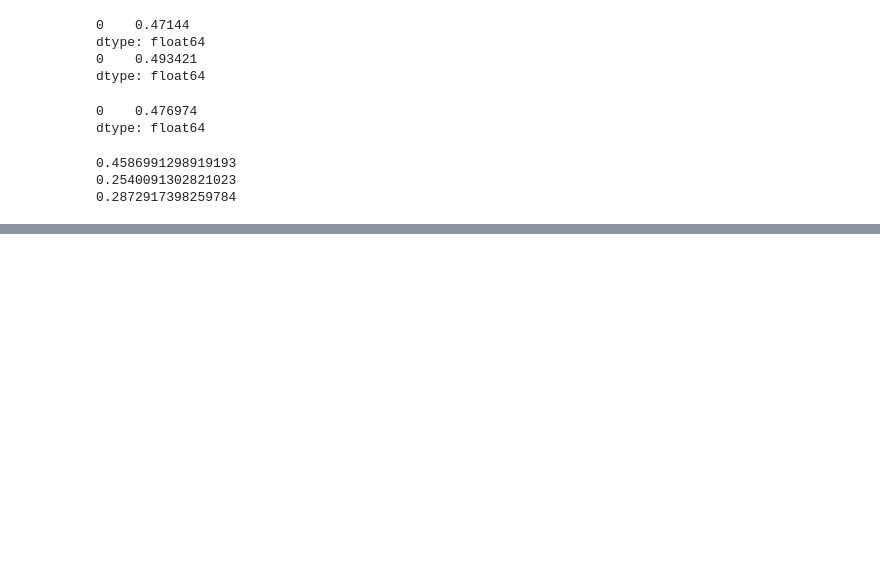
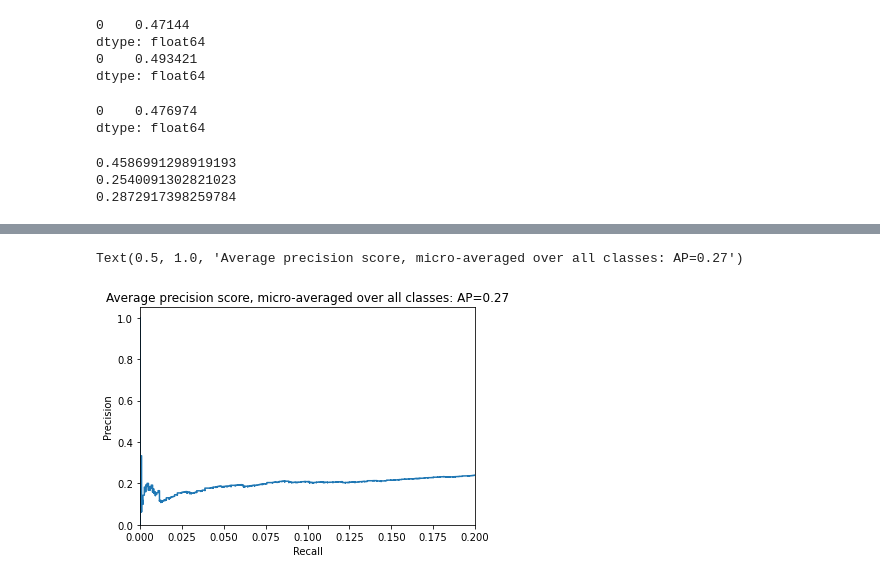
Before and after one commit to jdjd24/Football-Match-Prediction, a Jupyter notebook: team_attr_to_out_all.ipynb, the cells around one changed output, grey strips where cells are left out. Drawn from its saved outputs; the diff is of its cells as text; code cells hidden in the pictures; blank space fills up the shorter version.

```diff
--- a/team_attr_to_out_all.ipynb
+++ b/team_attr_to_out_all.ipynb
@@ -101,0 +108,20 @@ print(np.mean(losses))
+# %%
+Y_cv = label_binarize(y_cv, classes=[1, 0, -1])
+clf = logistic_model(x_tr, y_tr, x_cv, y_cv)
+predict_cv = clf.decision_function(x_cv)
+precision = dict()
+recall = dict()
+average_precision = dict()
+for i in range(-1, 2):
+    precision[i], recall[i], _ = precision_recall_curve(Y_cv[:, i],
+                                                        predict_cv[:, i])
+    average_precision[i] = average_precision_score(Y_cv[:, i], predict_cv[:, i])
+
+precision["micro"], recall["micro"], _ = precision_recall_curve(Y_cv.ravel(),
+    predict_cv.ravel())
+average_precision["micro"] = average_precision_score(Y_cv, predict_cv,
+                                                     average="micro")
+print('Average precision score, micro-averaged over all classes: {0:0.2f}'
+      .format(average_precision["micro"]))
+print(precision)
+print(recall)
@@ -101,0 +146,14 @@ print(np.mean(losses))
+# %%
+plt.figure()
+plt.step(recall['micro'], precision['micro'], where='post')
+
+plt.xlabel('Recall')
+plt.ylabel('Precision')
+plt.ylim([0.0, 1.05])
+plt.xlim([0.0, 0.2])
+plt.title(
+    'Average precision score, micro-averaged over all classes: AP={0:0.2f}'
+    .format(average_precision["micro"]))
+# %% [output]
+Text(0.5, 1.0, 'Average precision score, micro-averaged over all classes: AP=0.27')
+[figure, added]
```
Also changed, not shown: parts of 4 cells of this notebook, 10 other files.
